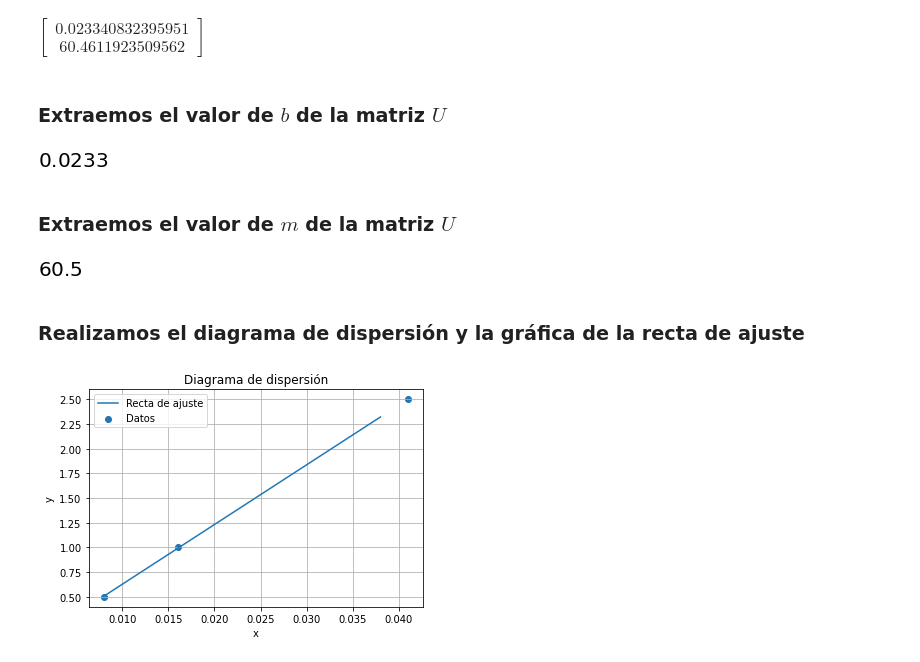
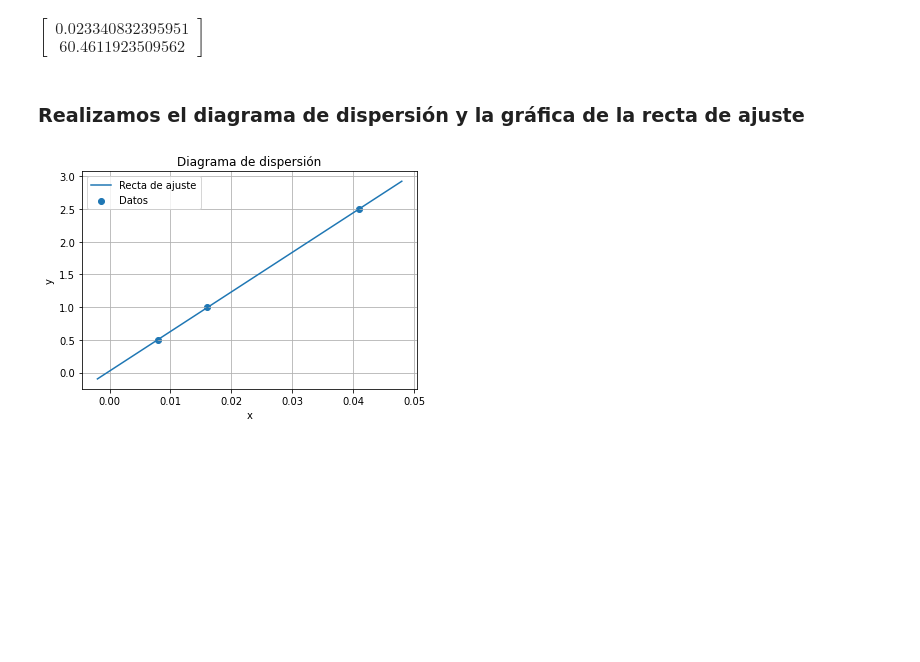
Before and after one commit to Santiago44mendez/ALGEBRA-LINEAL-CON-PYTHON, a Jupyter notebook: Álgebra_lineal_con_Python_Operaciones_con_matrices.ipynb, the cells around one changed output. Cells and saved outputs as stored; diff of their text form; code cells hidden in the pictures; blank space fills up the shorter version.

```diff
--- a/Álgebra_lineal_con_Python_Operaciones_con_matrices.ipynb
+++ b/Álgebra_lineal_con_Python_Operaciones_con_matrices.ipynb
@@ -1625,18 +1626,4 @@ U = (A.T*A)**(-1)*A.T*y
 U
 # %% [output]
 $\displaystyle \left[\begin{matrix}0.023340832395951\\60.4611923509562\end{matrix}\right]$
-# %% [markdown]
-### **Extraemos  el valor de $b$ de la matriz $U$**
-# %%
-b = U[0].evalf(3)
-b
-# %% [output]
-[figure, removed]
-# %% [markdown]
-### **Extraemos  el valor de $m$ de la matriz $U$**
-# %%
-m = U[1].evalf(3)
-m
-# %% [output]
-[figure, removed]
 # %% [markdown]
@@ -1644,29 +1631,29 @@ m
 # %%
 import matplotlib.pyplot as plt
 import numpy as np
 
 #Extraemos los parámetros b y m de la matriz U
 b= U[0]
 m= U[1]
 
 #Se realiza la grafica de la recta de ajuste.
-x = np.arange(min(X),max(X),0.01)
+x = np.arange(min(X)-0.01,max(X)+0.01,0.01)
 plt.plot(x, m*x+b, label='Recta de ajuste')
 
 #Se realiza el diagrama de dispersión de los puntos
 plt.scatter(X,Y, label='Datos')
 
 # Se nombran los ejes y asigna el titulo del grafico
 plt.xlabel("x")
 plt.ylabel("y")
 plt.title("Diagrama de dispersión")
 plt.grid()
 plt.legend()
 
 # Muestra el gráfico
 plt.show()
 # %% [output]
-[figure, old version]
+[figure, new version]
 # %% [markdown]
 # **Aproximación cuadrática**
 
```
Also changed, not shown: parts of 8 cells of this notebook.
